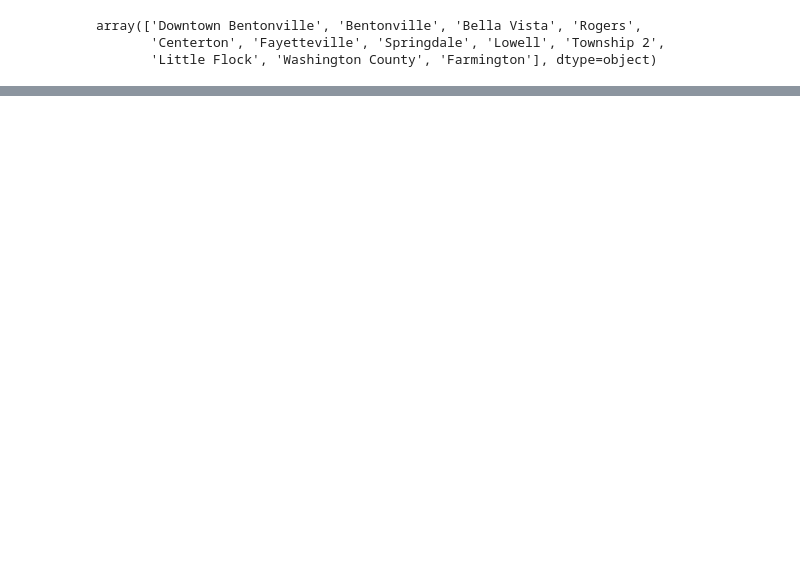
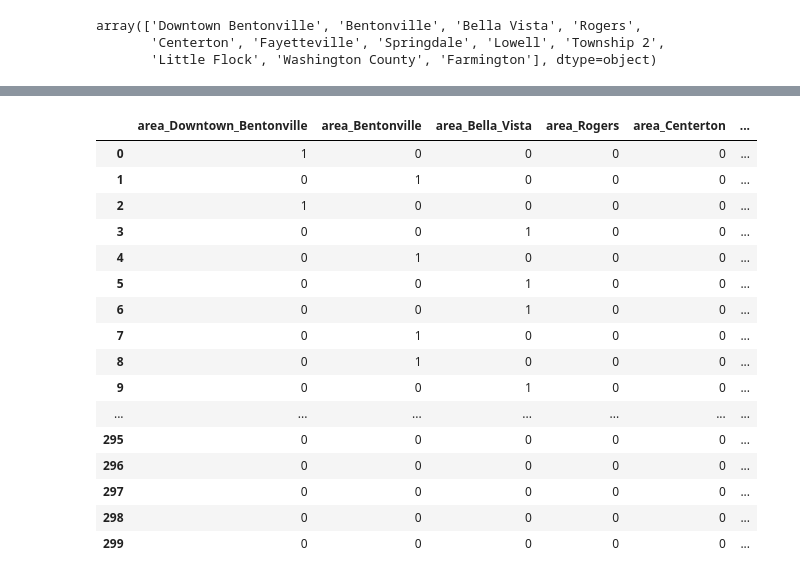
Before and after one commit to Reece323/air-scrape, a Jupyter notebook: Cleaning/wrangling.ipynb, the cells around one changed output, grey strips where cells are left out. Saved outputs shown, nothing was run; the diff lists cells and outputs as text; code cells hidden in the pictures; blank space fills up the shorter version.

Commit message:
cleaning more data 3

```diff
--- a/Cleaning/wrangling.ipynb
+++ b/Cleaning/wrangling.ipynb
@@ -14,11 +14,14 @@ import re
 import datetime
 import itertools
 import json
+# pd.set_option('display.max_colwidth', None)
+pd.set_option('display.max_columns', None)
+pd.set_option('display.max_rows', None)
 
 # Reading data
-file = '/Users/codyreece/Desktop/Repos/air-scrape2/air-scrape/Data/Bentonville_Ar.csv'
-df = pd.read_csv(file)
-print(f'Local file: {file} loaded successfully.\n')
+url = 'https://raw.githubusercontent.com/Reece323/air-scrape/main/Data/Bentonville_Ar.csv'
+df = pd.read_csv(url)
+print(f'Local file: {url} loaded successfully.\n')
 
 # Removing empty/unused columns and checking size of dataframe
 df = df.drop(columns=['host_joined','house_rules', 'specialties_1', 'name'])
@@ -221,23 +224,24 @@ array(['Downtown Bentonville', 'Bentonville', 'Bella Vista', 'Rogers',
 # %%
-LISTING_TYPES = ['Downtown Bentonville', 'Bentonville', 'Bella Vista', 'Rogers',
+Location_Specific = ['Downtown Bentonville', 'Bentonville', 'Bella Vista', 'Rogers',
        'Centerton', 'Fayetteville', 'Springdale', 'Lowell', 'Township 2',
        'Little Flock', 'Washington County', 'Farmington'
 ]
 
-def make_listings(data, listing_types=LISTING_TYPES):
-    data_listing_type = data.loc[:, ['url', 'location_specific']]
+def make_listings(data, location=Location_Specific):
+    location_type = data.loc[:, ['url', 'location_specific']]
 
-    for i in listing_types:
-        data_listing_type[f"area_{i}"] = data_listing_type['location_specific'].fillna('empty').str.split(' · ').apply(lambda x: 1 if i in x else 0)
-    data_listing_type.drop('location_specific', axis=1, inplace=True)
+    for i in location:
+        location_type[f"area_{i}"] = location_type['location_specific'].fillna('empty').str.split(' · ').apply(lambda x: 1 if i in x else 0)
+    location_type.drop('location_specific', axis=1, inplace=True)
 
-    return data_listing_type
+    return location_type
 
 # Merging new locations
 df_listing_types = make_listings(df)
 df = pd.merge (df_listing_types, df)
 df = df.drop(columns=['location_specific'])
 df.columns = df.columns.str.replace(' ', '_')
+df = df.rename(columns={'type_Entire_condominium_(condo)': 'type_Entire_condominium'})
 # %%
 #reordering columns to have urls up front
 cols = list(df)
@@ -330,0 +254,37 @@ df
+# %%
+df[['area_Downtown_Bentonville', 'area_Bentonville', 'area_Bella_Vista',
+       'area_Rogers', 'area_Centerton', 'area_Fayetteville', 'area_Springdale',
+       'area_Lowell', 'area_Township_2', 'area_Little_Flock',
+       'area_Washington_County', 'area_Farmington',
+       'listing_type_Entire_residential_home', 'listing_type_Entire_townhouse',
+       'listing_type_Entire_condominium_(condo)',
+       'listing_type_Entire_cottage', 'listing_type_Entire_rental_unit',
+       'listing_type_Entire_loft', 'listing_type_Entire_guesthouse',
+       'listing_type_Entire_cabin', 'listing_type_Tiny_house',
+       'listing_type_Entire_vacation_home', 'listing_type_Resort_room',
+       'listing_type_Entire_place', 'listing_type_Barn',
+       'listing_type_Entire_guest_suite', 'listing_type_Private_room',
+       'listing_type_Camper/RV', 'listing_type_Entire_bungalow',
+       'listing_type_Entire_villa', 'listing_type_Campsite',
+       'listing_type_Entire_chalet', 'listing_type_Farm_stay',
+       'facility_Kitchen', 'facility_Wifi', 'facility_Free_parking',
+       'facility_Self_check-in', 'guests', 'rooms', 'beds', 'baths',
+       'superhost', 'rating', 'review_count', 'price_per_night']]
+# %% [output]
+|  | area_Downtown_Bentonville | area_Bentonville | area_Bella_Vista | area_Rogers | area_Centerton | ... |
+| 0 | 1 | 0 | 0 | 0 | 0 | ... |
+| 1 | 0 | 1 | 0 | 0 | 0 | ... |
+| 2 | 1 | 0 | 0 | 0 | 0 | ... |
+| 3 | 0 | 0 | 1 | 0 | 0 | ... |
+| 4 | 0 | 1 | 0 | 0 | 0 | ... |
+| 5 | 0 | 0 | 1 | 0 | 0 | ... |
+| 6 | 0 | 0 | 1 | 0 | 0 | ... |
+| 7 | 0 | 1 | 0 | 0 | 0 | ... |
+| 8 | 0 | 1 | 0 | 0 | 0 | ... |
+| 9 | 0 | 0 | 1 | 0 | 0 | ... |
+| ... | ... | ... | ... | ... | ... | ... |
+| 295 | 0 | 0 | 0 | 0 | 0 | ... |
+| 296 | 0 | 0 | 0 | 0 | 0 | ... |
+| 297 | 0 | 0 | 0 | 0 | 0 | ... |
+| 298 | 0 | 0 | 0 | 0 | 0 | ... |
+| 299 | 0 | 0 | 0 | 0 | 0 | ... |
```
Also changed, not shown: parts of 5 cells of this notebook, 1 other file.
